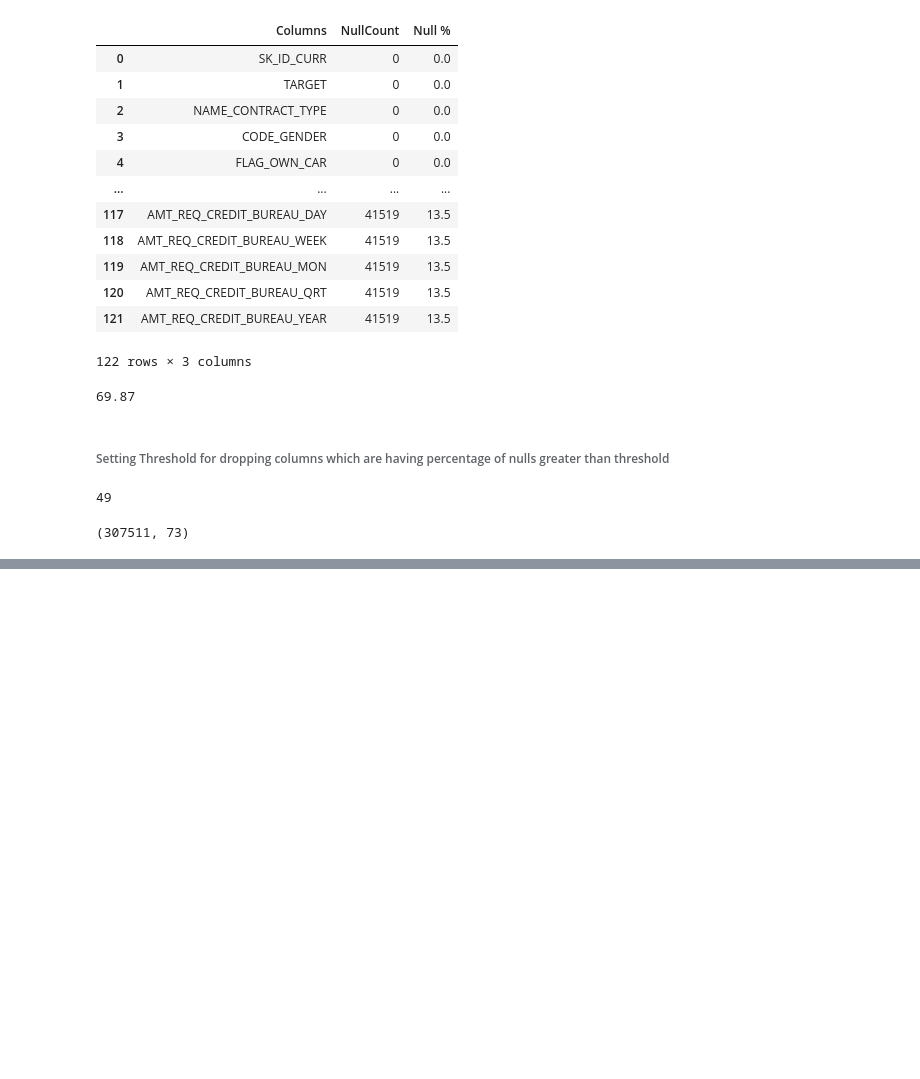
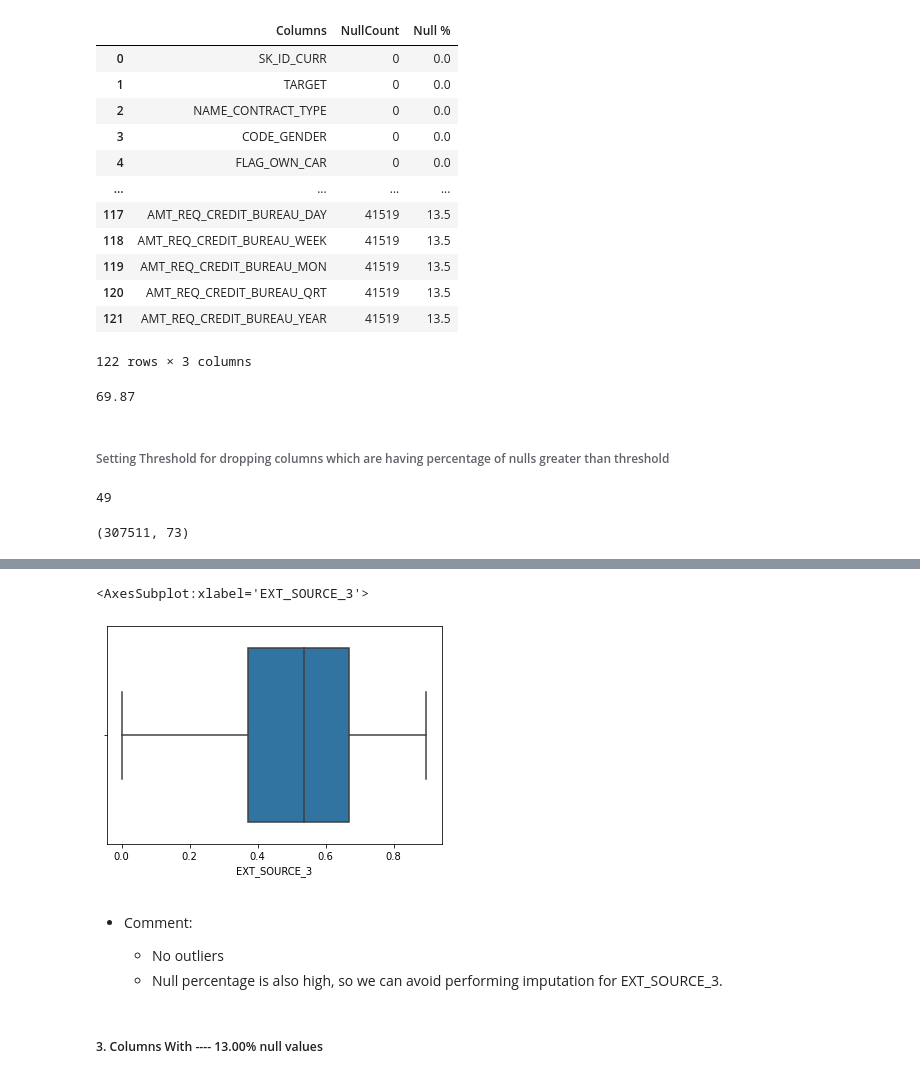
Before and after one commit to ameyabits/UPGrad, a Jupyter notebook: CaseStudy/Bank Loan Case Study/Notebooks/ApplicationData.ipynb, the cells around one changed output, grey strips where cells are left out. Drawn from its saved outputs; the diff is of its cells as text; code cells hidden in the pictures; blank space fills up the shorter version.

```diff
--- a/CaseStudy/Bank Loan Case Study/Notebooks/ApplicationData.ipynb
+++ b/CaseStudy/Bank Loan Case Study/Notebooks/ApplicationData.ipynb
@@ -140,0 +223,12 @@ Bank_AppData_DF.shape
+# %%
+sns.boxplot(data=Bank_AppData_DF, x='EXT_SOURCE_3',orient='v')
+# %% [output]
+<AxesSubplot:xlabel='EXT_SOURCE_3'>
+[figure, added]
+# %% [markdown]
+- Comment:
+
+    * No outliers
+    * Null percentage is also high, so we can avoid performing imputation for EXT_SOURCE_3.
+# %% [markdown]
+##### 3. Columns With ---- 13.00% null values
```
Also changed, not shown: parts of 39 cells of this notebook, 1 other file.
